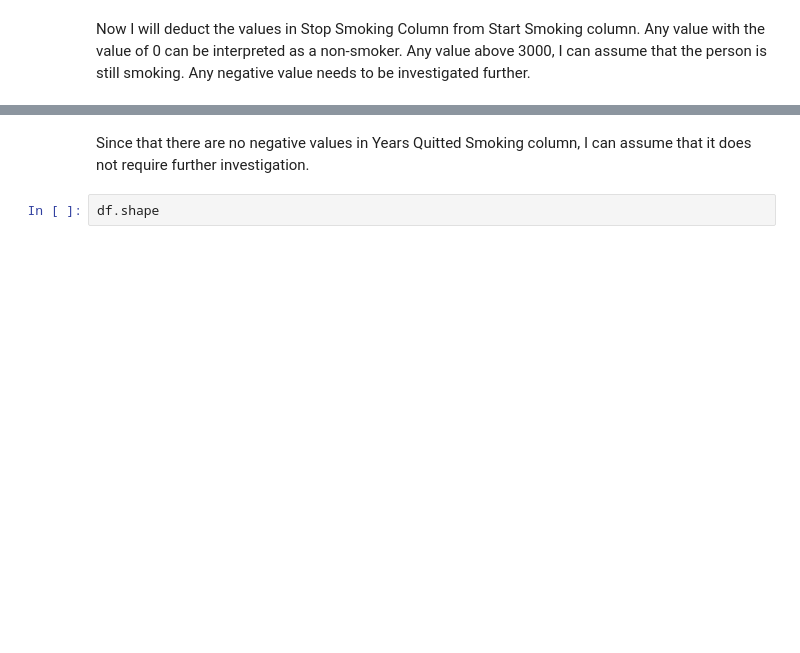
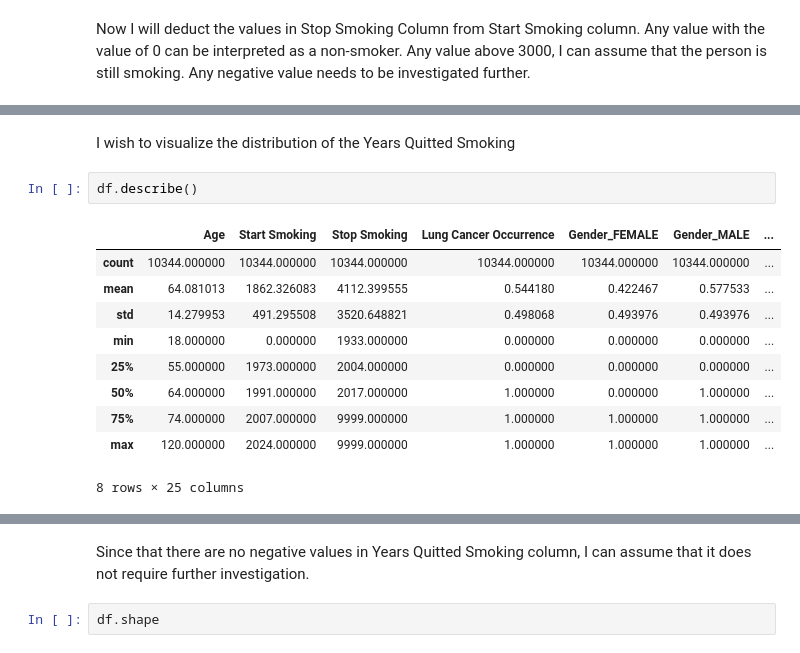
Before and after one commit to risen-dereklim12/MLProject2, a Jupyter notebook: eda.ipynb, the cells around one changed output, grey strips where cells are left out. Cells and saved outputs as stored; diff of their text form; blank space fills up the shorter version.

```diff
--- a/eda.ipynb
+++ b/eda.ipynb
@@ -384,0 +805,15 @@ df.head()
+# %% [markdown]
+I wish to visualize the distribution of the Years Quitted Smoking
+# %%
+df.describe()
+# %% [output]
+|  | Age | Start Smoking | Stop Smoking | Lung Cancer Occurrence | Gender_FEMALE | Gender_MALE | ... |
+| count | 10344.000000 | 10344.000000 | 10344.000000 | 10344.000000 | 10344.000000 | 10344.000000 | ... |
+| mean | 64.081013 | 1862.326083 | 4112.399555 | 0.544180 | 0.422467 | 0.577533 | ... |
+| std | 14.279953 | 491.295508 | 3520.648821 | 0.498068 | 0.493976 | 0.493976 | ... |
+| min | 18.000000 | 0.000000 | 1933.000000 | 0.000000 | 0.000000 | 0.000000 | ... |
+| 25% | 55.000000 | 1973.000000 | 2004.000000 | 0.000000 | 0.000000 | 0.000000 | ... |
+| 50% | 64.000000 | 1991.000000 | 2017.000000 | 1.000000 | 0.000000 | 1.000000 | ... |
+| 75% | 74.000000 | 2007.000000 | 9999.000000 | 1.000000 | 1.000000 | 1.000000 | ... |
+| max | 120.000000 | 2024.000000 | 9999.000000 | 1.000000 | 1.000000 | 1.000000 | ... |
+8 rows × 25 columns
```
Also changed, not shown: parts of 76 cells of this notebook, 5 other files.
